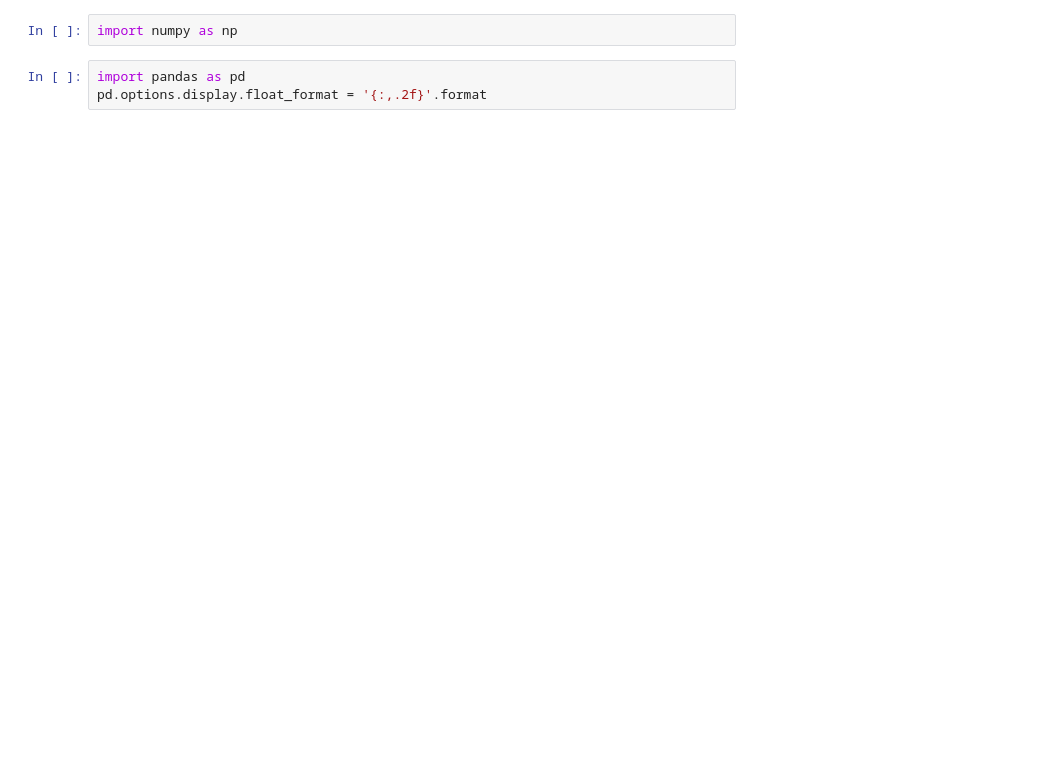
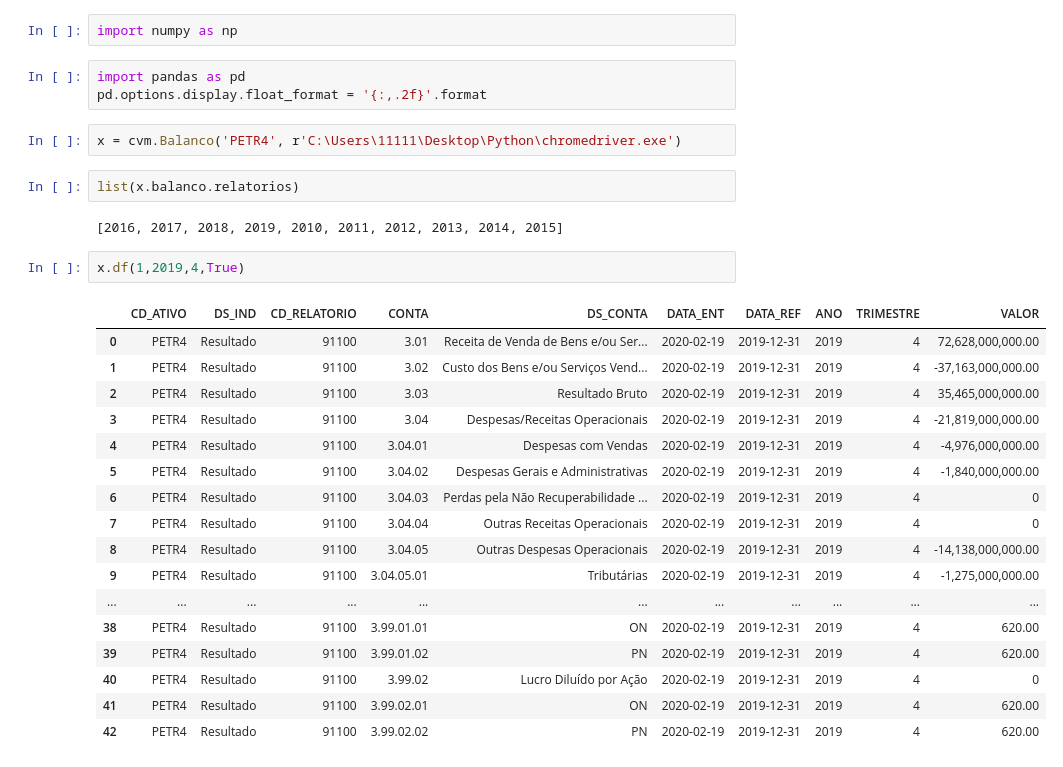
Before and after one commit to janes/fmtpy, a Jupyter notebook: fmtpy/Teste.ipynb, the cells around one changed output. Drawn from its saved outputs; the diff is of its cells as text; blank space fills up the shorter version.

```diff
--- a/fmtpy/Teste.ipynb
+++ b/fmtpy/Teste.ipynb
@@ -11,3 +14,29 @@ import numpy as np
 # %%
 import pandas as pd
 pd.options.display.float_format = '{:,.2f}'.format
+# %%
+x = cvm.Balanco('PETR4', r'C:\Users\11111\Desktop\Python\chromedriver.exe')
+# %%
+list(x.balanco.relatorios)
+# %% [output]
+[2016, 2017, 2018, 2019, 2010, 2011, 2012, 2013, 2014, 2015]
+# %%
+x.df(1,2019,4,True)
+# %% [output]
+|  | CD_ATIVO | DS_IND | CD_RELATORIO | CONTA | DS_CONTA | DATA_ENT | DATA_REF | ANO | TRIMESTRE | VALOR |
+| 0 | PETR4 | Resultado | 91100 | 3.01 | Receita de Venda de Bens e/ou Ser... | 2020-02-19 | 2019-12-31 | 2019 | 4 | 72,628,000,000.00 |
+| 1 | PETR4 | Resultado | 91100 | 3.02 | Custo dos Bens e/ou Serviços Vend... | 2020-02-19 | 2019-12-31 | 2019 | 4 | -37,163,000,000.00 |
+| 2 | PETR4 | Resultado | 91100 | 3.03 | Resultado Bruto | 2020-02-19 | 2019-12-31 | 2019 | 4 | 35,465,000,000.00 |
+| 3 | PETR4 | Resultado | 91100 | 3.04 | Despesas/Receitas Operacionais | 2020-02-19 | 2019-12-31 | 2019 | 4 | -21,819,000,000.00 |
+| 4 | PETR4 | Resultado | 91100 | 3.04.01 | Despesas com Vendas | 2020-02-19 | 2019-12-31 | 2019 | 4 | -4,976,000,000.00 |
+| 5 | PETR4 | Resultado | 91100 | 3.04.02 | Despesas Gerais e Administrativas | 2020-02-19 | 2019-12-31 | 2019 | 4 | -1,840,000,000.00 |
+| 6 | PETR4 | Resultado | 91100 | 3.04.03 | Perdas pela Não Recuperabilidade ... | 2020-02-19 | 2019-12-31 | 2019 | 4 | 0 |
+| 7 | PETR4 | Resultado | 91100 | 3.04.04 | Outras Receitas Operacionais | 2020-02-19 | 2019-12-31 | 2019 | 4 | 0 |
+| 8 | PETR4 | Resultado | 91100 | 3.04.05 | Outras Despesas Operacionais | 2020-02-19 | 2019-12-31 | 2019 | 4 | -14,138,000,000.00 |
+| 9 | PETR4 | Resultado | 91100 | 3.04.05.01 | Tributárias | 2020-02-19 | 2019-12-31 | 2019 | 4 | -1,275,000,000.00 |
+| ... | ... | ... | ... | ... | ... | ... | ... | ... | ... | ... |
+| 38 | PETR4 | Resultado | 91100 | 3.99.01.01 | ON | 2020-02-19 | 2019-12-31 | 2019 | 4 | 620.00 |
+| 39 | PETR4 | Resultado | 91100 | 3.99.01.02 | PN | 2020-02-19 | 2019-12-31 | 2019 | 4 | 620.00 |
+| 40 | PETR4 | Resultado | 91100 | 3.99.02 | Lucro Diluído por Ação | 2020-02-19 | 2019-12-31 | 2019 | 4 | 0 |
+| 41 | PETR4 | Resultado | 91100 | 3.99.02.01 | ON | 2020-02-19 | 2019-12-31 | 2019 | 4 | 620.00 |
+| 42 | PETR4 | Resultado | 91100 | 3.99.02.02 | PN | 2020-02-19 | 2019-12-31 | 2019 | 4 | 620.00 |
```
Also changed, not shown: parts of 20 cells of this notebook, 8 other files.
